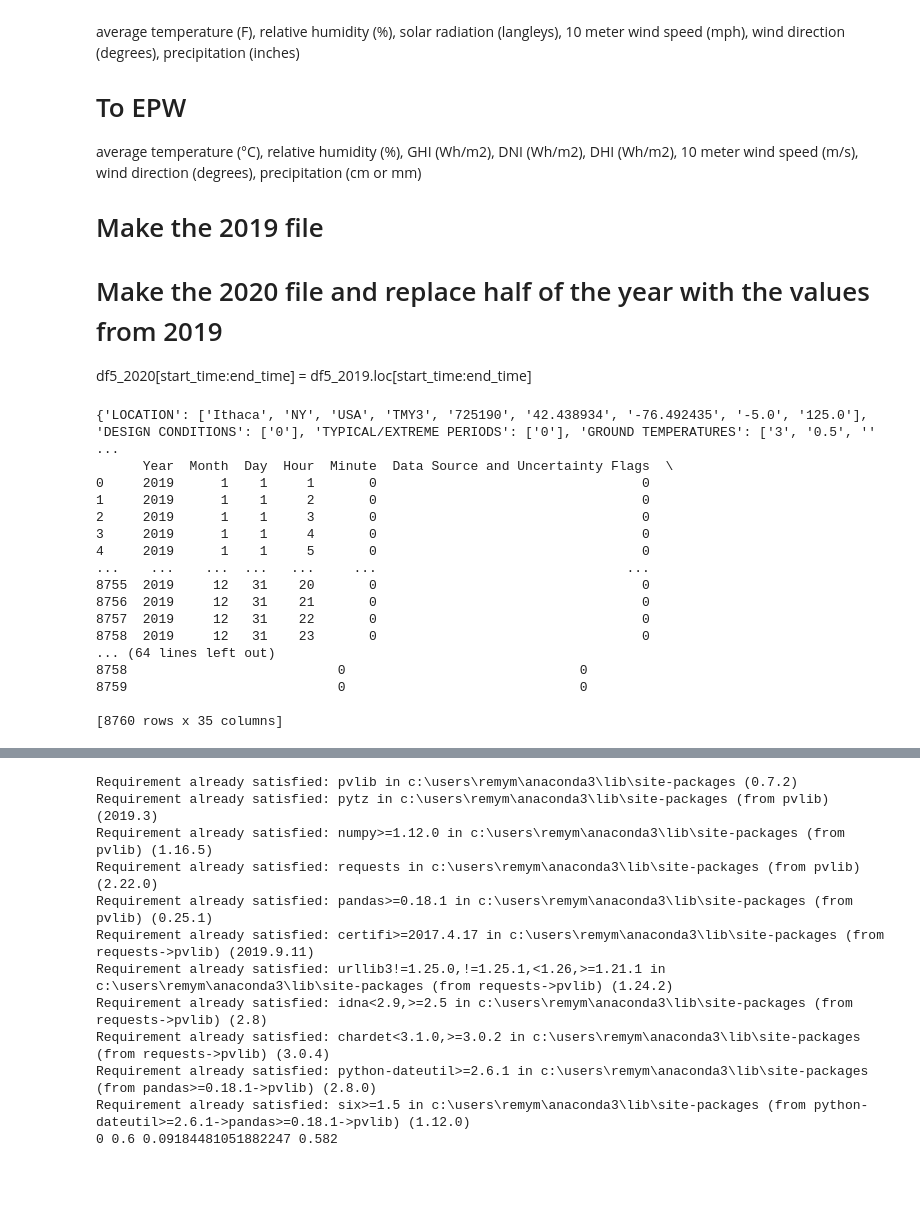
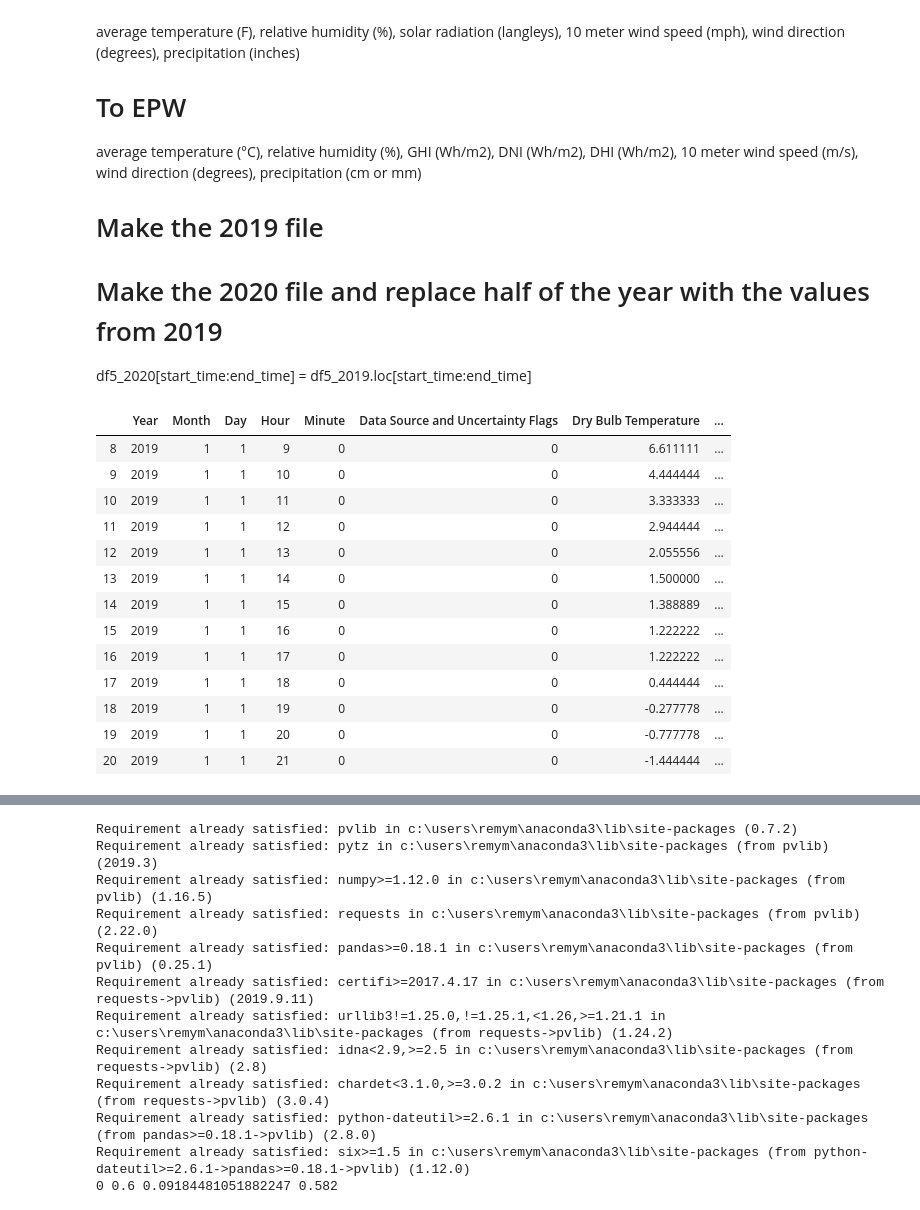
Before and after one commit to kastnerp/CampusMicroclimateAndWeather, a Jupyter notebook: ReadPlot.ipynb, the cells around one changed output, grey strips where cells are left out. Saved outputs shown, nothing was run; the diff lists cells and outputs as text; code cells hidden in the pictures; blank space fills up the shorter version.

```diff
--- a/ReadPlot.ipynb
+++ b/ReadPlot.ipynb
@@ -487,6 +475,30 @@ from epw import epw
 #S5 = HoboReader("DL5_Game_Farm_Road_2019.csv")
 #df5 = S5.get_dataframe()
 
+#There are about 35 variables in the core weather data. However, not all of them are used by EnergyPlus. Actually, despite of date and time columns, only 13 columns are used:
+#dry bulb temperature
+#dew point temperature
+#relative humidity
+#atmospheric pressure
+#horizontal infrared radiation intensity from sky
+#direct normal radiation
+#diffuse horizontal radiation
+#wind direction
+#wind speed
+#present weather observation
+#present weather codes
+#snow depth
+#liquid precipitation depth
+
+# https://www.radiance-online.org/pipermail/radiance-general/2015-April/010841.html
+
+# Daniel,
+
+# You should be able to generate the .wea file from diffuse horizontal
+# radiation and direct normal radiation values. The structure of the lines
+# after the heading in .wea file is:
+
+# month day hour directNormalRadiation diffuseHorizontalRadiation
 
 # Template
 
@@ -565,7 +577,7 @@ ithaca_2019.headers = {'LOCATION': ['Ithaca',
                        'COMMENTS 2': [''],
                        'DATA PERIODS': ['1', '1', 'Data', 'Sunday', '1/1', '12/31']}
 
-print(ithaca_2019.headers)
+#print(ithaca_2019.headers)
 
 
 #variables = ["Wind Speed","MRT","Temp","RH","Solar Radiation","Wind Speed","Gust Speed","Wind Direction","DewPoint" ]
@@ -607,12 +619,11 @@ ithaca_2019.dataframe['Direct Normal Radiation'] = df5['DNI'].values.flatten()
 ithaca_2019.dataframe['Diffuse Horizontal Radiation'] = df5['DHR'].values.flatten()
 
 # Do we need this?
-ithaca_2019.dataframe['Global Horizontal Illuminance'] = np.array(
-    np.zeros(8760)).astype(int)
-ithaca_2019.dataframe['Direct Normal Illuminance'] = np.array(
-    np.zeros(8760)).astype(int)
-ithaca_2019.dataframe['Diffuse Horizontal Illuminance'] = np.array(
-    np.zeros(8760)).astype(int)
+# https://www.radiance-online.org//pipermail/radiance-general/2013-January/009140.html ?
+ithaca_2019.dataframe['Global Horizontal Illuminance'] = df5['Solar Radiation'].values.flatten()*179
+ithaca_2019.dataframe['Direct Normal Illuminance'] = df5['DNI'].values.flatten()*179
+ithaca_2019.dataframe['Diffuse Horizontal Illuminance'] = df5['DHR'].values.flatten()*179
+
 ithaca_2019.dataframe['Zenith Luminance'] = np.array(
     np.zeros(8760)).astype(int)
 
@@ -627,49 +638,46 @@ ithaca_2019.dataframe['Opaque Sky Cover (used if Horizontal IR Intensity missing
 #
 
 ithaca_2019.dataframe['Visibility'] = np.array(np.zeros(8760)).astype(int)
 ithaca_2019.dataframe['Ceiling Height'] = np.array(np.zeros(8760)).astype(int)
 ithaca_2019.dataframe['Present Weather Observation'] = np.array(
     np.zeros(8760)).astype(int)
 #
 ithaca_2019.dataframe['Present Weather Codes'] = np.array(
     np.zeros(8760)).astype(int)
 ithaca_2019.dataframe['Precipitable Water'] = np.array(
     np.zeros(8760)).astype(int)
 ithaca_2019.dataframe['Aerosol Optical Depth'] = np.array(
     np.zeros(8760)).astype(int)
 #
 ithaca_2019.dataframe['Snow Depth'] = np.array(np.zeros(8760)).astype(int)
 ithaca_2019.dataframe['Days Since Last Snowfall'] = np.array(
     np.zeros(8760)).astype(int)
 ithaca_2019.dataframe['Albedo'] = np.array(np.zeros(8760)).astype(int)
 #
 
 # We have precipitation but lets not use it for now
 ithaca_2019.dataframe['Liquid Precipitation Depth'] = np.array(
     np.zeros(8760)).astype(int)
 ithaca_2019.dataframe['Liquid Precipitation Quantity'] = np.array(
     np.zeros(8760)).astype(int)
 
-
-print(ithaca_2019.dataframe)
+pd.options.display.max_columns = None
+display(ithaca_2019.dataframe.loc[8:20])
 
 
 ithaca_2019.write('GameFarmRoad2019.epw')
 # %% [output]
-{'LOCATION': ['Ithaca', 'NY', 'USA', 'TMY3', '725190', '42.438934', '-76.492435', '-5.0', '125.0'], 'DESIGN CONDITIONS': ['0'], 'TYPICAL/EXTREME PERIODS': ['0'], 'GROUND TEMPERATURES': ['3', '0.5', '' ...
-      Year  Month  Day  Hour  Minute  Data Source and Uncertainty Flags  \
-0     2019      1    1     1       0                                  0
-1     2019      1    1     2       0                                  0
-2     2019      1    1     3       0                                  0
-3     2019      1    1     4       0                                  0
-4     2019      1    1     5       0                                  0
-...    ...    ...  ...   ...     ...                                ...
-8755  2019     12   31    20       0                                  0
-8756  2019     12   31    21       0                                  0
-8757  2019     12   31    22       0                                  0
-8758  2019     12   31    23       0                                  0
-... (64 lines left out)
-8758                           0                              0
-8759                           0                              0
-
-[8760 rows x 35 columns]
+|  | Year | Month | Day | Hour | Minute | Data Source and Uncertainty Flags | Dry Bulb Temperature | ... |
+| 8 | 2019 | 1 | 1 | 9 | 0 | 0 | 6.611111 | ... |
+| 9 | 2019 | 1 | 1 | 10 | 0 | 0 | 4.444444 | ... |
+| 10 | 2019 | 1 | 1 | 11 | 0 | 0 | 3.333333 | ... |
+| 11 | 2019 | 1 | 1 | 12 | 0 | 0 | 2.944444 | ... |
+| 12 | 2019 | 1 | 1 | 13 | 0 | 0 | 2.055556 | ... |
+| 13 | 2019 | 1 | 1 | 14 | 0 | 0 | 1.500000 | ... |
+| 14 | 2019 | 1 | 1 | 15 | 0 | 0 | 1.388889 | ... |
+| 15 | 2019 | 1 | 1 | 16 | 0 | 0 | 1.222222 | ... |
+| 16 | 2019 | 1 | 1 | 17 | 0 | 0 | 1.222222 | ... |
+| 17 | 2019 | 1 | 1 | 18 | 0 | 0 | 0.444444 | ... |
+| 18 | 2019 | 1 | 1 | 19 | 0 | 0 | -0.277778 | ... |
+| 19 | 2019 | 1 | 1 | 20 | 0 | 0 | -0.777778 | ... |
+| 20 | 2019 | 1 | 1 | 21 | 0 | 0 | -1.444444 | ... |
```
Also changed, not shown: parts of 5 cells of this notebook, 1 other file.
